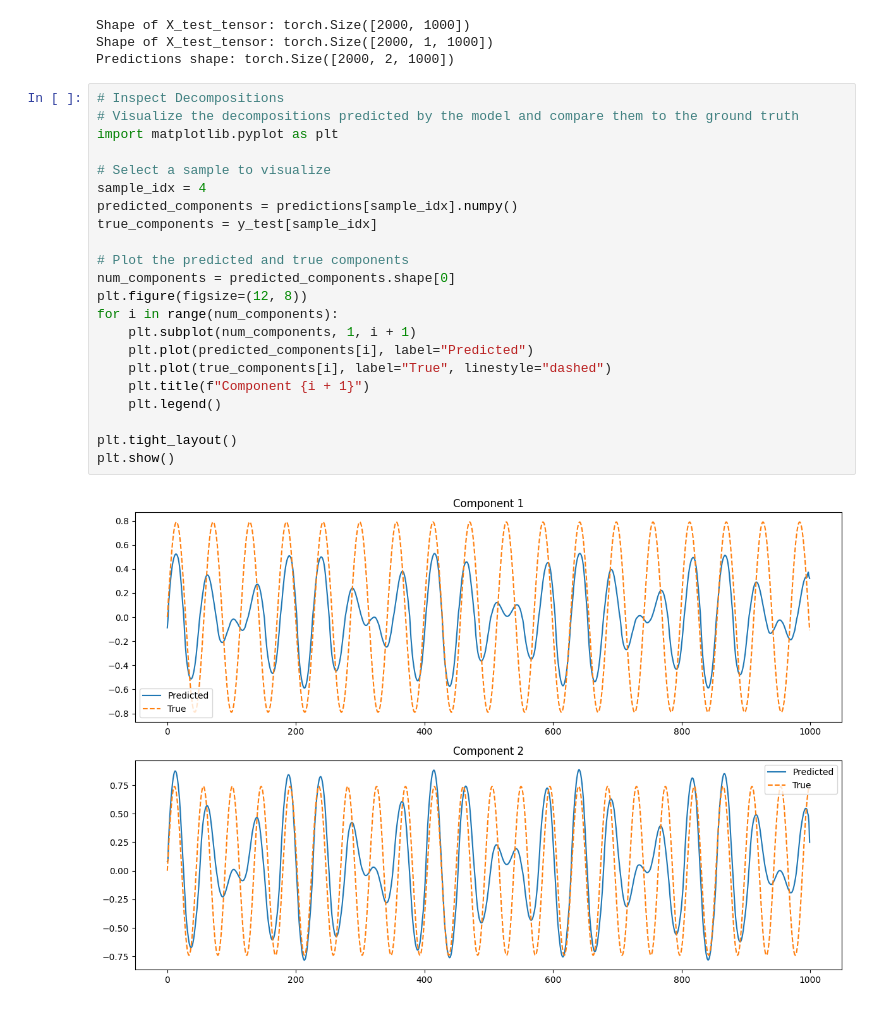
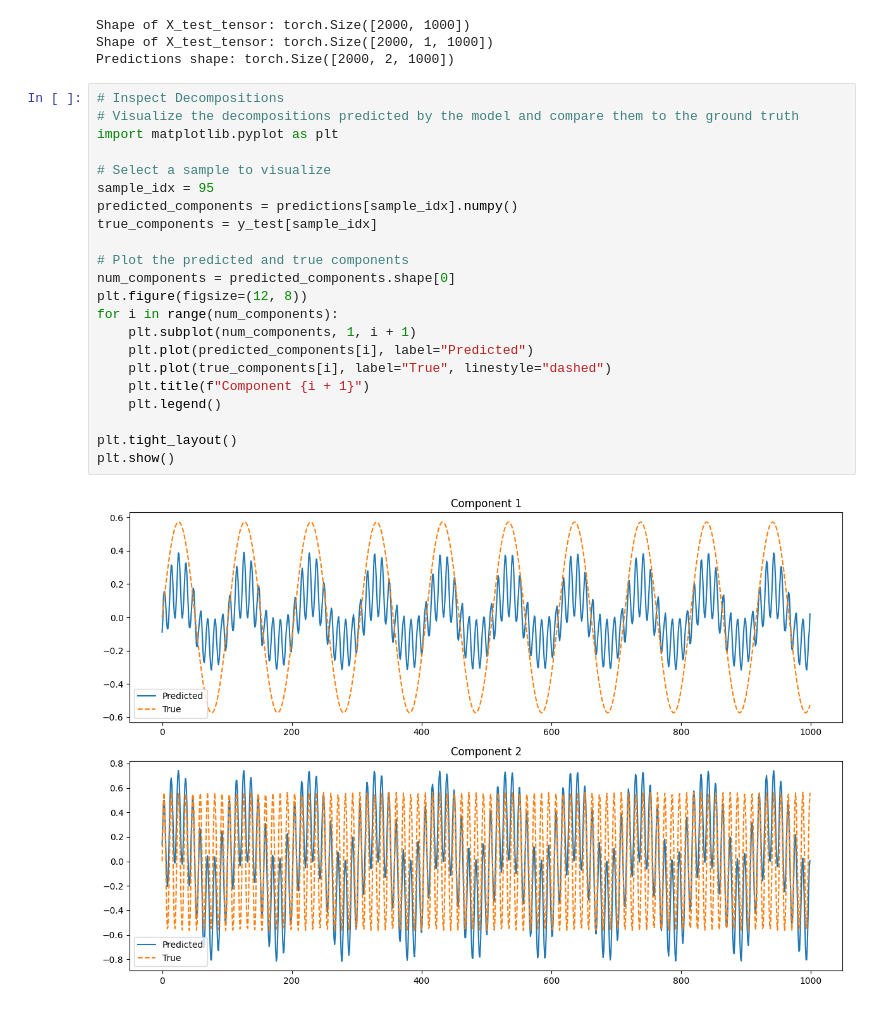
Before and after one commit to KJMvanderHorst/thesis, a Jupyter notebook: notebooks/mock_cwt_reconst.ipynb, the cells around one changed output. Drawn from its saved outputs; the diff is of its cells as text.

```diff
--- a/notebooks/mock_cwt_reconst.ipynb
+++ b/notebooks/mock_cwt_reconst.ipynb
@@ -75,24 +76,24 @@ Predictions shape: torch.Size([2000, 2, 1000])
 # %%
 # Inspect Decompositions
 # Visualize the decompositions predicted by the model and compare them to the ground truth
 import matplotlib.pyplot as plt
 
 # Select a sample to visualize
-sample_idx = 4
+sample_idx = 95
 predicted_components = predictions[sample_idx].numpy()
 true_components = y_test[sample_idx]
 
 # Plot the predicted and true components
 num_components = predicted_components.shape[0]
 plt.figure(figsize=(12, 8))
 for i in range(num_components):
     plt.subplot(num_components, 1, i + 1)
     plt.plot(predicted_components[i], label="Predicted")
     plt.plot(true_components[i], label="True", linestyle="dashed")
     plt.title(f"Component {i + 1}")
     plt.legend()
 
 plt.tight_layout()
 plt.show()
 # %% [output]
-[figure, old version]
+[figure, new version]
```
Also changed, not shown: parts of 1 cell of this notebook, 2 other files.
